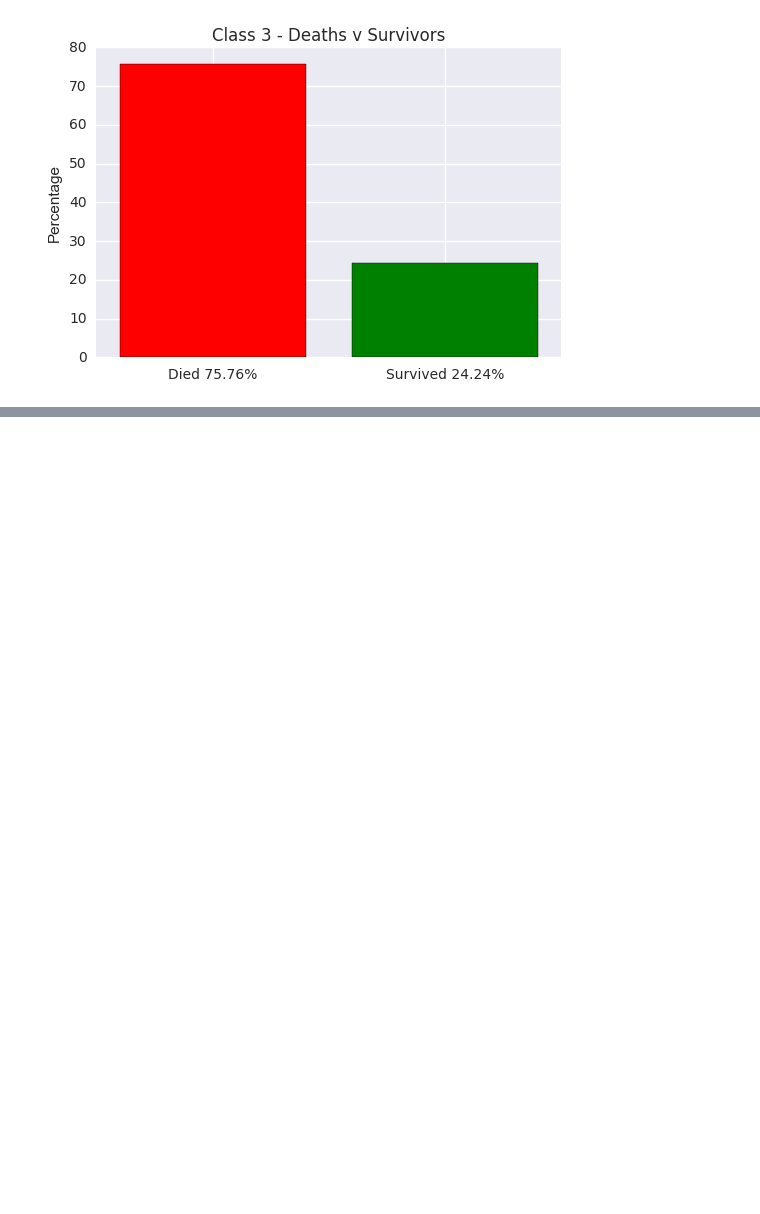
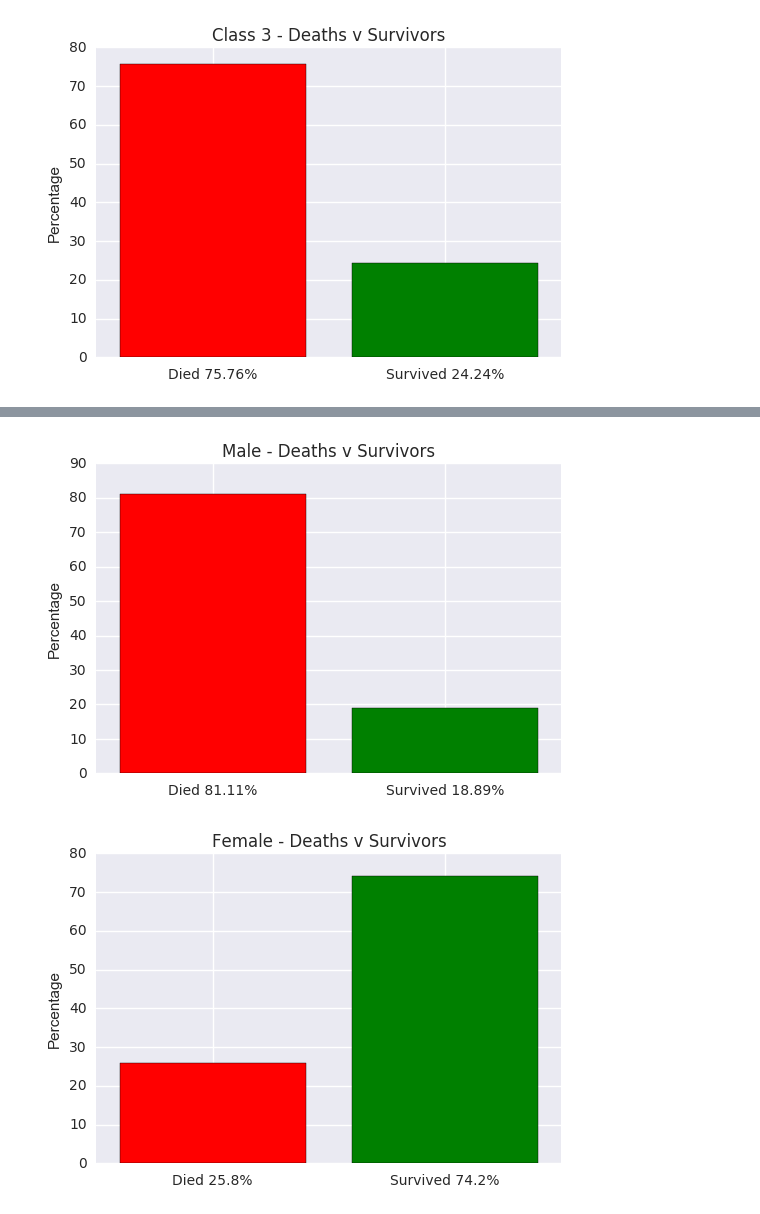
Before and after one commit to Boykai/Project-2-Titanic-Dataset, a Jupyter notebook: Project 2 Investigate a Dataset.ipynb, the cells around one changed output, grey strips where cells are left out. Cells and saved outputs as stored; diff of their text form; code cells hidden in the pictures; blank space fills up the shorter version.

```diff
--- a/Project 2 Investigate a Dataset.ipynb
+++ b/Project 2 Investigate a Dataset.ipynb
@@ -265,7 +265,7 @@ def showBarDiedSurvived(data, set_xlab = '', set_ylab = 'Percentage', set_title
     """
     Plots a bar graph for the List type
 
-    data: data to be plotted into a histogram (non-empty List type)
+    data: data to be plotted into a bar graph (non-empty List type)
     set_xlab: label to display along the xaxis (string)
     set_ylab: label to display along the yaxis (string)
     set_title: title to display above histogram (string)
@@ -317,0 +361,11 @@ showBarDiedSurvived(class3_percentages, set_title = 'Class 3 - Deaths v Survivor
+# %%
+#Display histogram of Male for Died, Survived
+male_percentages = getPercentages(df, 'Sex', 'male')
+showBarDiedSurvived(male_percentages, set_title = 'Male - Deaths v Survivors')
+
+#Display histogram of Male for Died, Survived
+female_percentages = getPercentages(df, 'Sex', 'female')
+showBarDiedSurvived(female_percentages, set_title = 'Female - Deaths v Survivors')
+# %% [output]
+[figure, added]
+[figure, added]
```
Also changed, not shown: parts of 5 cells of this notebook.
